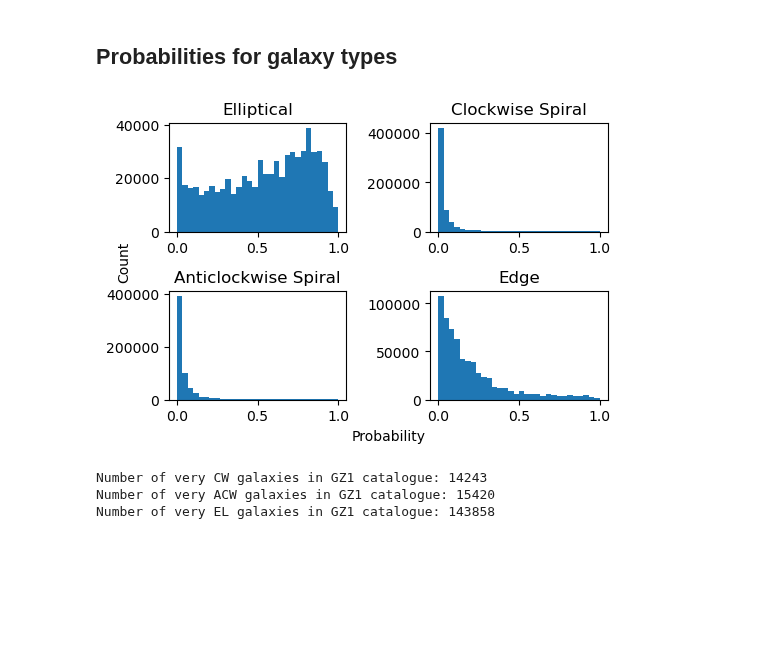
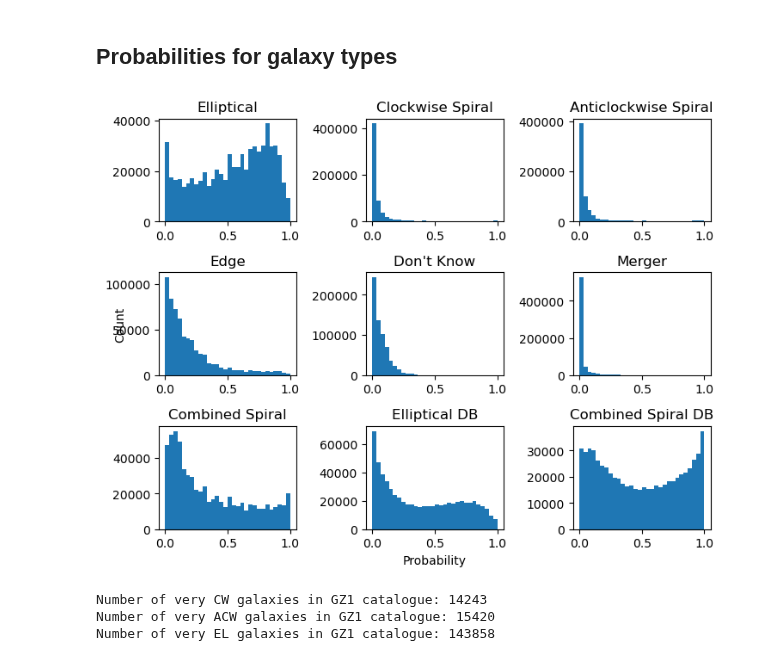
Before and after one commit to neil-power/mphys-galaxy, a Jupyter notebook: Code/data_visualisation.ipynb, the cells around one changed output. Drawn from its saved outputs; the diff is of its cells as text; code cells hidden in the pictures; blank space fills up the shorter version.

```diff
--- a/Code/data_visualisation.ipynb
+++ b/Code/data_visualisation.ipynb
@@ -28,33 +28,25 @@ plt.show()
 # %% [markdown]
 ## Probabilities for galaxy types
 # %%
-fig = plt.figure(figsize=(6,4))
+fig = plt.figure(figsize=(8,6))
 ax = fig.add_subplot(111)
 ax.set_xlabel("Probability")
 ax.set_ylabel("Count")
 ax.spines['top'].set_color('none')
 ax.spines['bottom'].set_color('none')
 ax.spines['left'].set_color('none')
 ax.spines['right'].set_color('none')
 ax.tick_params(labelcolor='w', top=False, bottom=False, left=False, right=False)
 
-ax1 = fig.add_subplot(221)
-ax1.hist(catalog['P_EL'],bins=30)
-ax1.set_title("Elliptical")
-ax2 = fig.add_subplot(222)
-ax2.hist(catalog['P_CW'],bins=30)
-ax2.set_title("Clockwise Spiral")
-ax3 = fig.add_subplot(223)
-ax3.hist(catalog['P_ACW'],bins=30)
-ax3.set_title("Anticlockwise Spiral")
-ax4 = fig.add_subplot(224)
-ax4.hist(catalog['P_EDGE'],bins=30)
-ax4.set_title("Edge")
-
+labels = ["Elliptical","Clockwise Spiral","Anticlockwise Spiral","Edge","Don't Know","Merger","Combined Spiral","Elliptical DB","Combined Spiral DB"]
+for i, votetype in enumerate(catalog.columns.values[5:14]):
+    ax_i = fig.add_subplot(3,3,i+1)
+    ax_i.hist(catalog[votetype],bins=30)
+    ax_i.set_title(labels[i])
 plt.tight_layout()
 plt.show()
 # %% [output]
-[figure, old version]
+[figure, new version]
 # %%
 very_CW_galaxies = catalog[catalog['P_CW']>0.8]
 print(f"Number of very CW galaxies in GZ1 catalogue: {very_CW_galaxies.shape[0]}")
```
Also changed, not shown: 4 other files.
